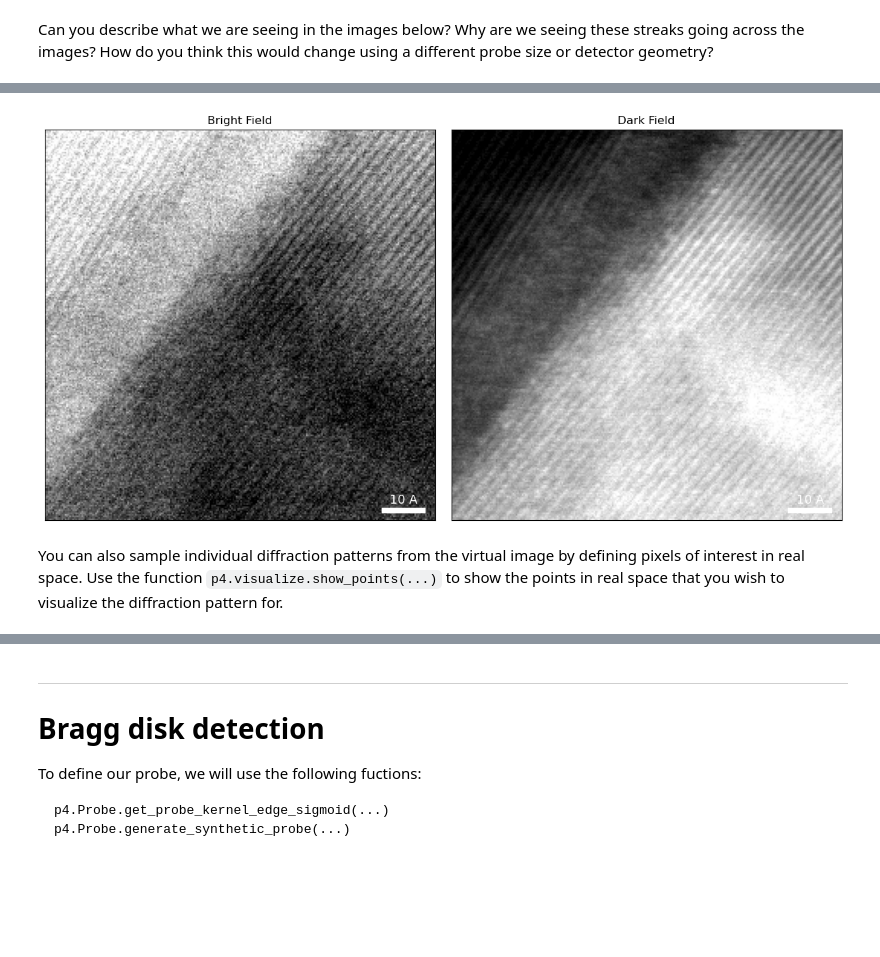
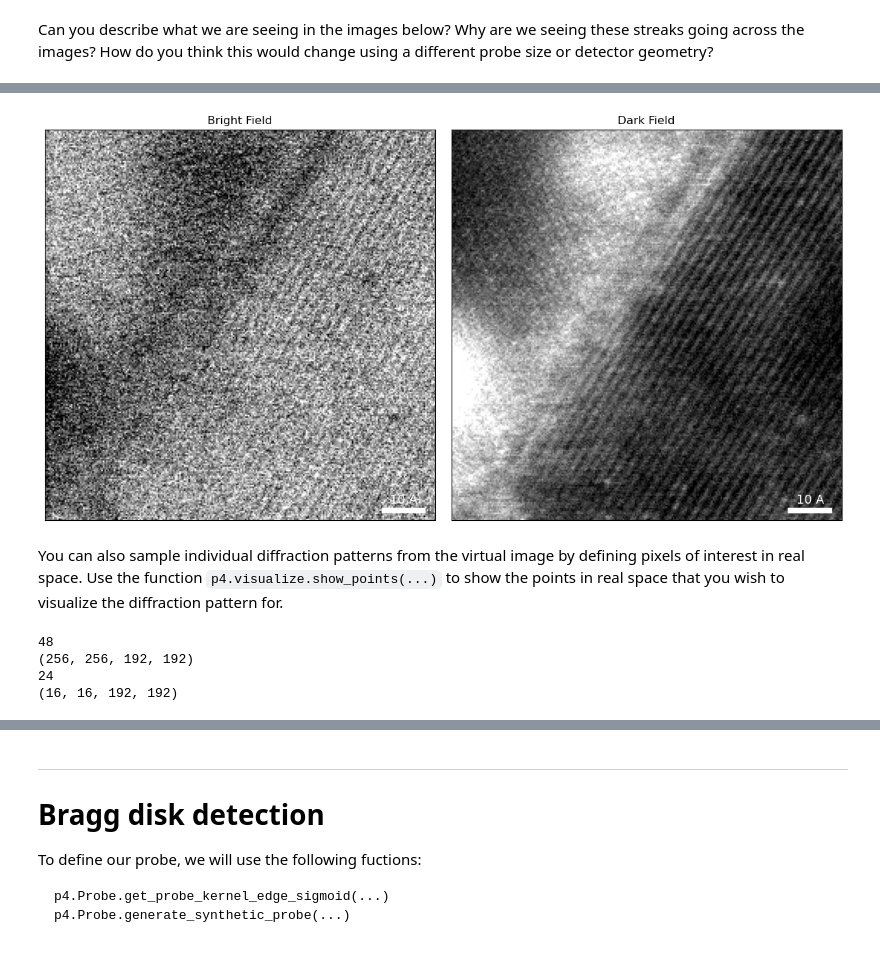
Before and after one commit to Wendywanw/py4DSTEM_tutorials, a Jupyter notebook: notebooks/PC_Diffraction Phase Mapping Notebook from Colin.ipynb, the cells around one changed output, grey strips where cells are left out. Drawn from its saved outputs; the diff is of its cells as text; code cells hidden in the pictures; blank space fills up the shorter version.

```diff
--- a/notebooks/PC_Diffraction Phase Mapping Notebook from Colin.ipynb
+++ b/notebooks/PC_Diffraction Phase Mapping Notebook from Colin.ipynb
@@ -128,6 +128,6 @@ Lastly, you will want to plot your results using the function:
 # %%
 # pt_data.calibration
 # %%
-dataset = p4.import_file(file_data)
+dataset = p4.import_file(pt)
 # %% [output]
 Dataset is uint32 but will be converted to uint16
@@ -182,12 +190,14 @@ for data in [dataset,probe,]:#pt_data]:
     masked.get_dp_max();
     masked.get_dp_mean();
     # Plot the hot pixel mask
-    # p4.show(
-    #     mask_hotpixel,
-    #     cmap='gray',
-    #     figsize=(4,4),
-    #     ticks=False,
-    #     title='Hot Pixel Mask (white = masked)',
-    # )
+    p4.show(
+        mask_hotpixel,
+        cmap='gray',
+        figsize=(4,4),
+        ticks=False,
+        title='Hot Pixel Mask (white = masked)',
+    )
+    plt.show()
     dataset_masked.append(masked)
+    print('Maximum value', np.max(masked.tree('dp_max').data))
 dataset_masked, probe_masked = dataset_masked
@@ -373,16 +411,16 @@ Can you describe what we are seeing in the images below? Why are we seeing these
 # %%
 # Plot the virtual images
 p4.show(
     [
-        dataset.tree('bright_field'),
-        dataset.tree('dark_field'),
+        dataset_masked.tree('bright_field'),
+        dataset_masked.tree('dark_field'),
     ],
     ticks = False,
     title = ['Bright Field', 'Dark Field'],
 )
 plt.show()
 # %% [output]
-[figure, old version]
+[figure, new version]
 # %% [markdown]
 You can also sample individual diffraction patterns from the virtual image by defining pixels of interest in real space. Use the function `p4.visualize.show_points(...)` to show the points in real space that you wish to visualize the diffraction pattern for.
 # %%
@@ -400,6 +438,16 @@ You can also sample individual diffraction patterns from the virtual image by de
 #     figsize = (10,8),
 #     ticks = False,
 # )
+# %%
+for dataset_1 in [dataset_masked, probe_masked]:#pt_data]:
+    d = dataset_1.data
+    print(np.max(d.data))
+    print(d.data.shape)
+# %% [output]
+48
+(256, 256, 192, 192)
+24
+(16, 16, 192, 192)
 # %%
 ptycho1 = p4.process.phase.SingleslicePtychography(
     datacube=dataset_masked, #py4DSTEM DataCube
```
Also changed, not shown: parts of 16 cells of this notebook, 2 other files.
